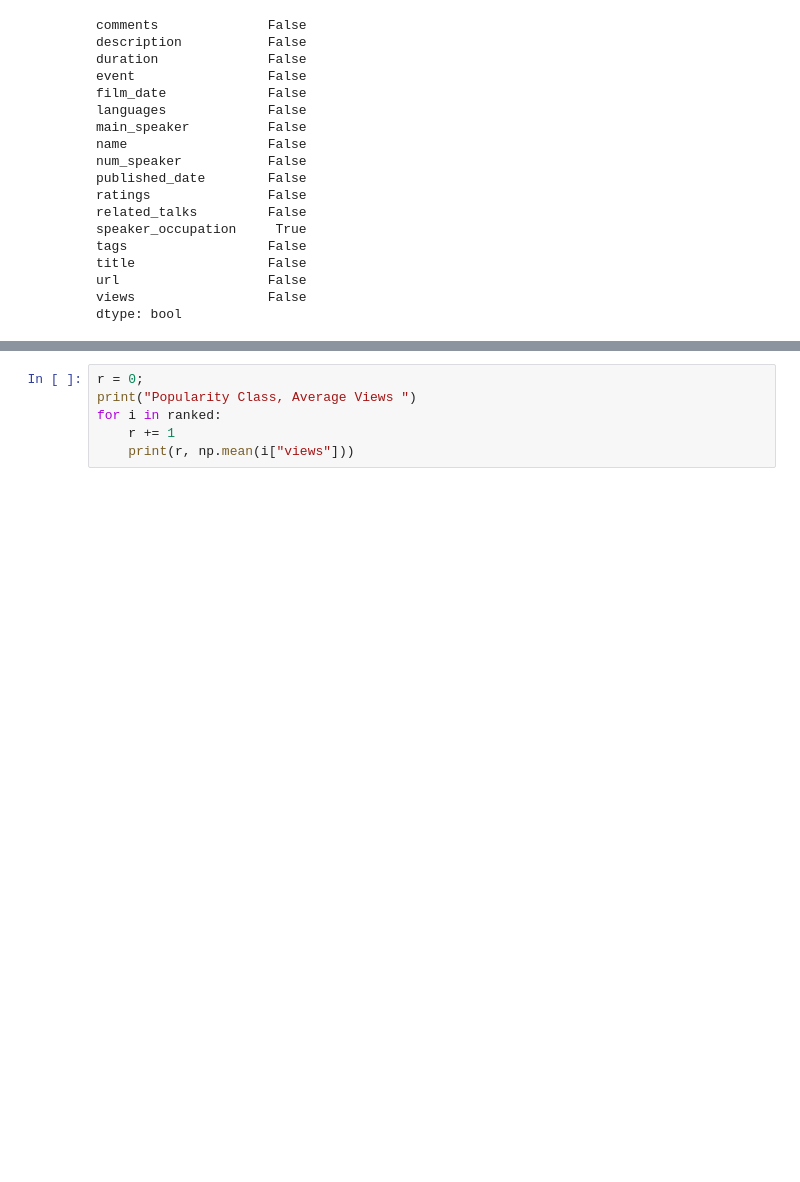
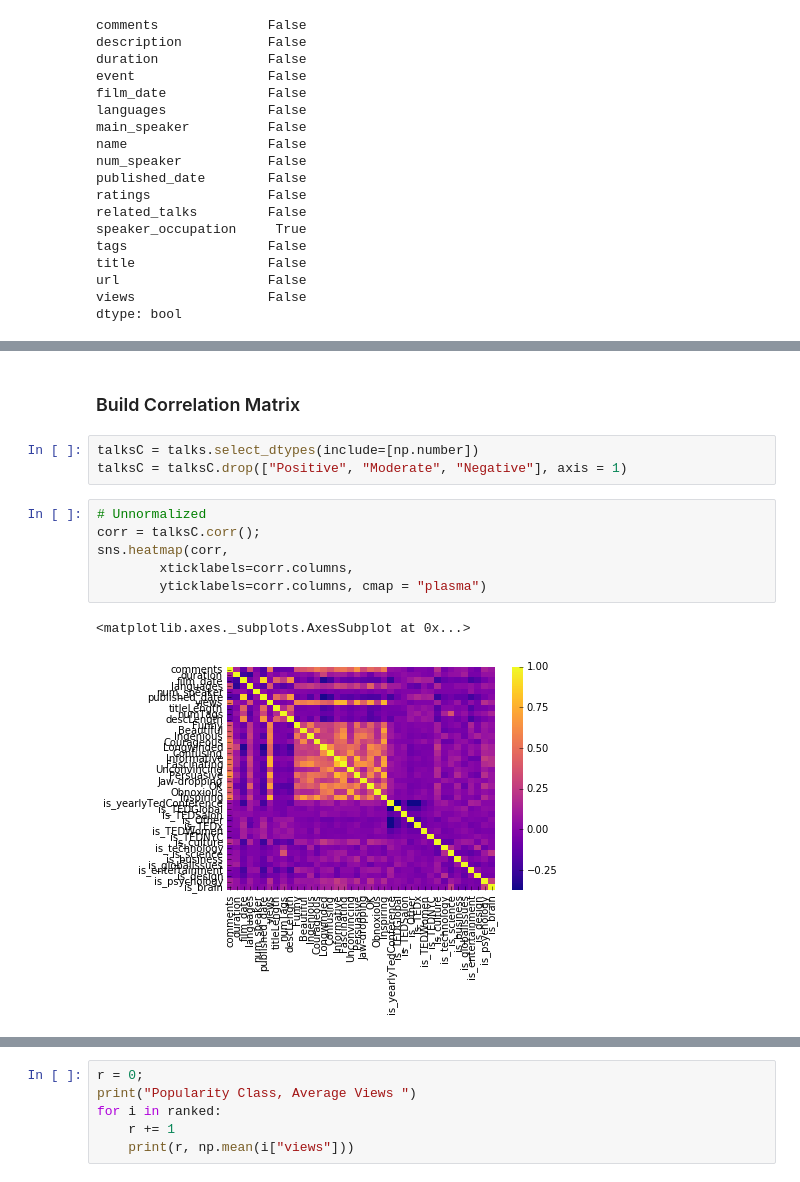
Before and after one commit to artina-m/TopTalks, a Jupyter notebook: Exploratory Data Analysis.ipynb, the cells around one changed output, grey strips where cells are left out. Cells and saved outputs as stored; diff of their text form; blank space fills up the shorter version.

```diff
--- a/Exploratory Data Analysis.ipynb
+++ b/Exploratory Data Analysis.ipynb
@@ -83,0 +291,14 @@ talks["descLength"] = d
+# %% [markdown]
+<h3> Build Correlation Matrix </h3>
+# %%
+talksC = talks.select_dtypes(include=[np.number])
+talksC = talksC.drop(["Positive", "Moderate", "Negative"], axis = 1)
+# %%
+# Unnormalized
+corr = talksC.corr();
+sns.heatmap(corr,
+        xticklabels=corr.columns,
+        yticklabels=corr.columns, cmap = "plasma")
+# %% [output]
+<matplotlib.axes._subplots.AxesSubplot at 0x...>
+[figure, added]
```
Also changed, not shown: parts of 41 cells of this notebook, 1 other file.
